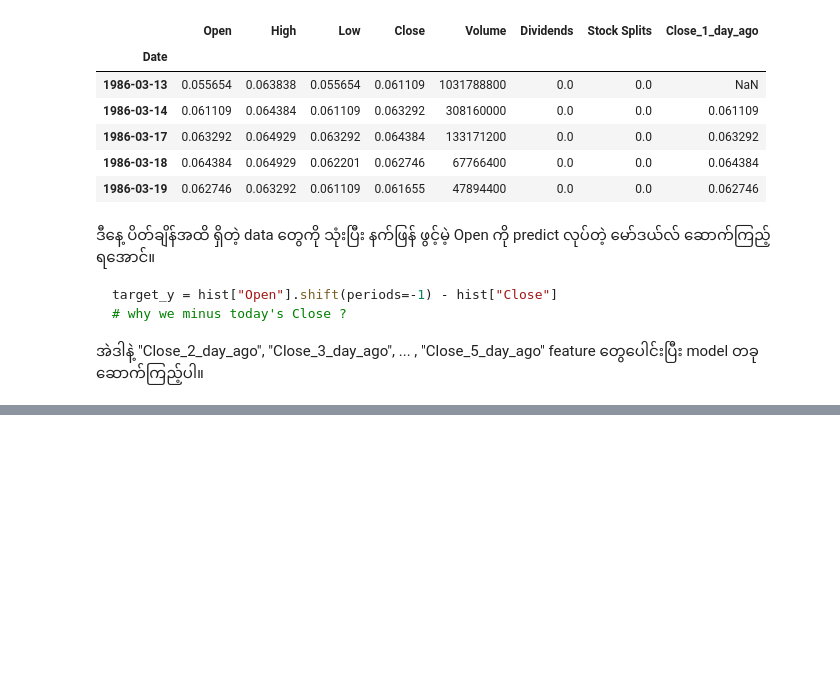
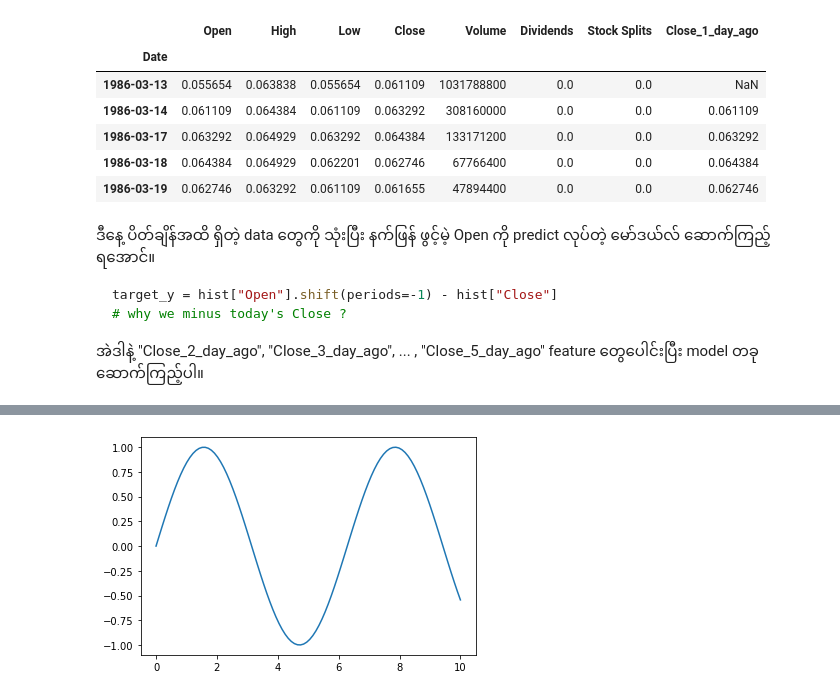
Before and after one commit to neolaw84/data_science_using_python_labs, a Jupyter notebook: week15/01_matplotlib_p1.ipynb, the cells around one changed output, grey strips where cells are left out. Saved outputs shown, nothing was run; the diff lists cells and outputs as text; code cells hidden in the pictures; blank space fills up the shorter version.

```diff
--- a/week15/01_matplotlib_p1.ipynb
+++ b/week15/01_matplotlib_p1.ipynb
@@ -242,0 +248,3 @@ target_y = hist["Open"].shift(periods=-1) - hist["Close"]
+# %%
+x = np.linspace(start=0, stop=10, num=100)
+x
@@ -242,0 +272,5 @@ target_y = hist["Open"].shift(periods=-1) - hist["Close"]
+# %%
+plt.plot(x, np.sin(x))
+plt.show()
+# %% [output]
+[figure, added]
```
Also changed, not shown: parts of 8 cells of this notebook.
